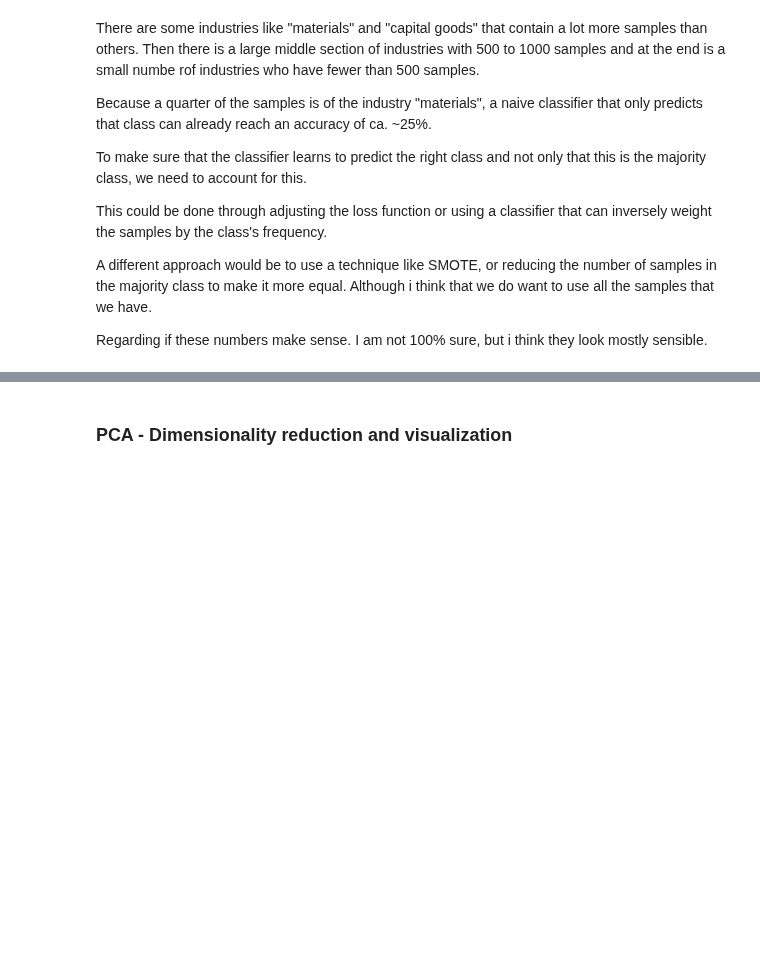
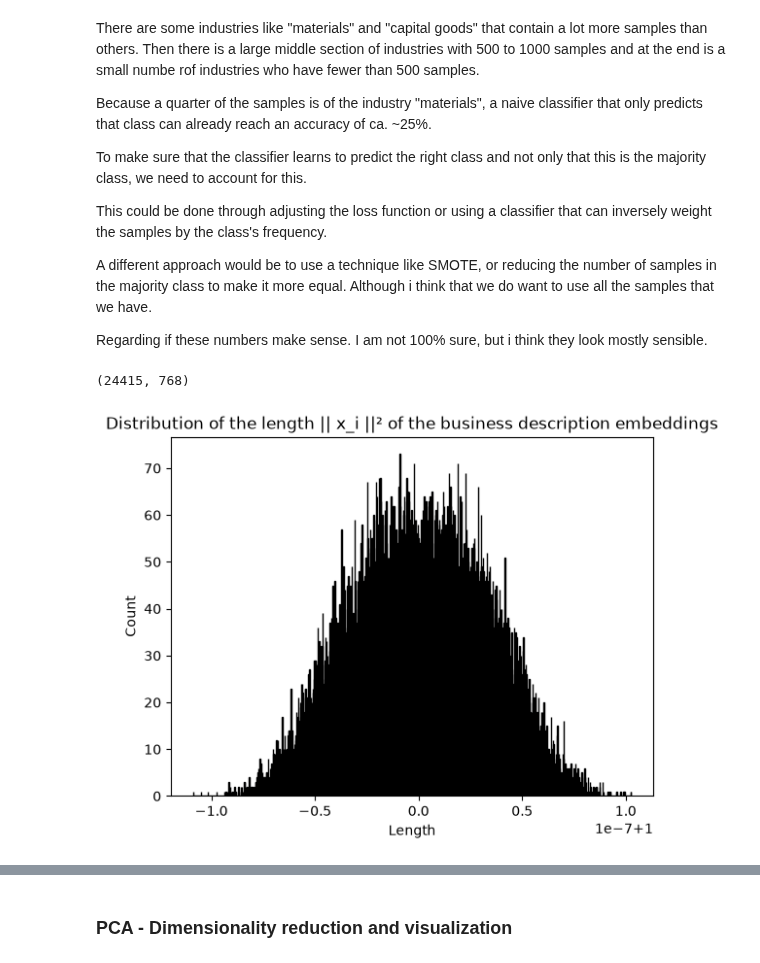
Before and after one commit to aobermuhlner/prov_repo_practica_1_DS, a Jupyter notebook: notebooks/notebooks_daniel/01_industry_classification.ipynb, the cells around one changed output, grey strips where cells are left out. Saved outputs shown, nothing was run; the diff lists cells and outputs as text; code cells hidden in the pictures; blank space fills up the shorter version.

```diff
--- a/notebooks/notebooks_daniel/01_industry_classification.ipynb
+++ b/notebooks/notebooks_daniel/01_industry_classification.ipynb
@@ -113,3 +122,16 @@ This could be done through adjusting the loss function or using a classifier tha
 A different approach would be to use a technique like SMOTE, or reducing the number of samples in the majority class to make it more equal. Although i think that we do want to use all the samples that we have.
 
 Regarding if these numbers make sense. I am not 100% sure, but i think they look mostly sensible.
+# %%
+X_train.shape
+# %% [output]
+(24415, 768)
+# %%
+# plot the distribution of the length || x_i ||² of the business description embeddings
+plt.hist(np.linalg.norm(X_train, axis=-1, ord=2), bins=1000, edgecolor='black')
+plt.title("Distribution of the length || x_i ||² of the business description embeddings")
+plt.xlabel("Length")
+plt.ylabel("Count")
+plt.show()
+# %% [output]
+[figure, added]
```
Also changed, not shown: parts of 20 cells of this notebook, 3 other files.
